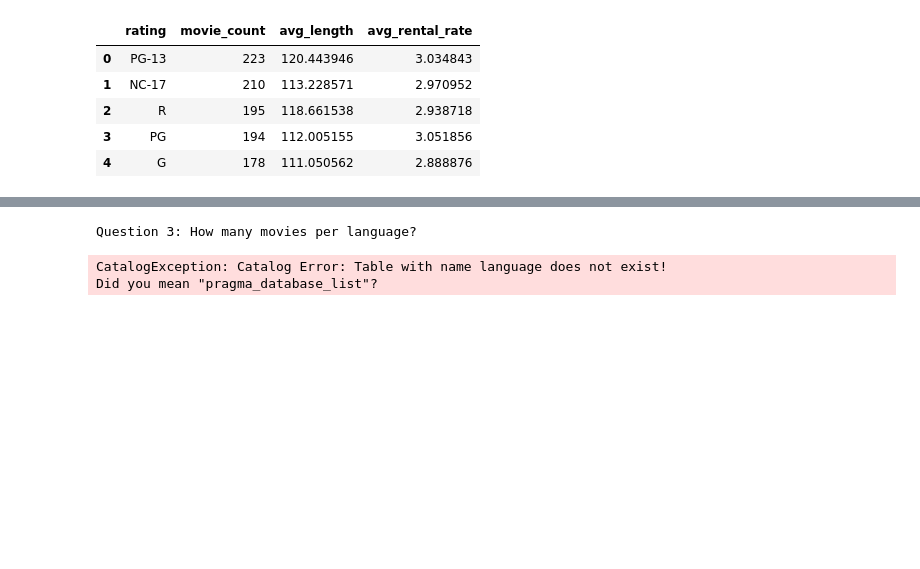
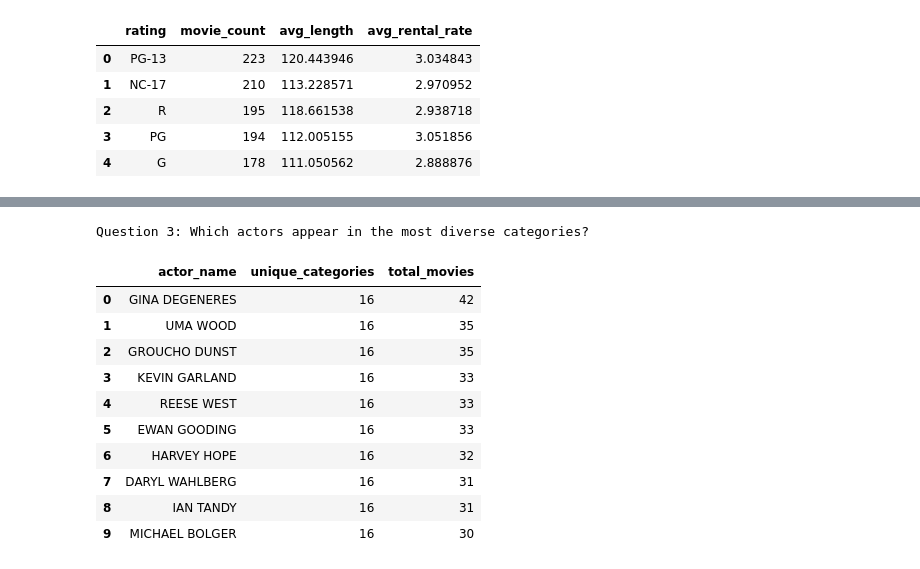
Before and after one commit to NasrWahi/sql_lab1_de25, a Jupyter notebook: duckdb_pandas.ipynb, the cells around one changed output, grey strips where cells are left out. Drawn from its saved outputs; the diff is of its cells as text; code cells hidden in the pictures; blank space fills up the shorter version.

Commit message:
Update on the questions

```diff
--- a/duckdb_pandas.ipynb
+++ b/duckdb_pandas.ipynb
@@ -247,20 +272,32 @@ Question 2: How many movies per rating?
 # %%
-print("\nQuestion 3: How many movies per language?")
+print("\nQuestion 3: Which actors appear in the most diverse categories?")
 
 q3 = duckdb.sql(
     """
     SELECT
-        l.name as language,
-        COUNT(f.film_id) as movie_count
-    FROM language l
-    LEFT JOIN film f ON l.language_id = f.language_id
-    GROUP BY l.language_id, l.name
-    ORDER BY movie_count DESC;
+        a.first_name || ' ' || a.last_name as actor_name,
+        COUNT(DISTINCT c.name) as unique_categories,
+        COUNT(fa.film_id) as total_movies
+    FROM actor a
+    JOIN film_actor fa ON a.actor_id = fa.actor_id
+    JOIN film_category fc ON fa.film_id = fc.film_id
+    JOIN category c ON fc.category_id = c.category_id
+    GROUP BY a.actor_id, a.first_name, a.last_name
+    ORDER BY unique_categories DESC, total_movies DESC
+    LIMIT 10;
 """).df()
 
-print("=== Question 3: How many movies per language? ===")
 q3
 # %% [output]
-Question 3: How many movies per language?
+Question 3: Which actors appear in the most diverse categories?
-CatalogException: Catalog Error: Table with name language does not exist!
-Did you mean "pragma_database_list"?
+|  | actor_name | unique_categories | total_movies |
+| 0 | GINA DEGENERES | 16 | 42 |
+| 1 | UMA WOOD | 16 | 35 |
+| 2 | GROUCHO DUNST | 16 | 35 |
+| 3 | KEVIN GARLAND | 16 | 33 |
+| 4 | REESE WEST | 16 | 33 |
+| 5 | EWAN GOODING | 16 | 33 |
+| 6 | HARVEY HOPE | 16 | 32 |
+| 7 | DARYL WAHLBERG | 16 | 31 |
+| 8 | IAN TANDY | 16 | 31 |
+| 9 | MICHAEL BOLGER | 16 | 30 |
```
Also changed, not shown: parts of 4 cells of this notebook.
